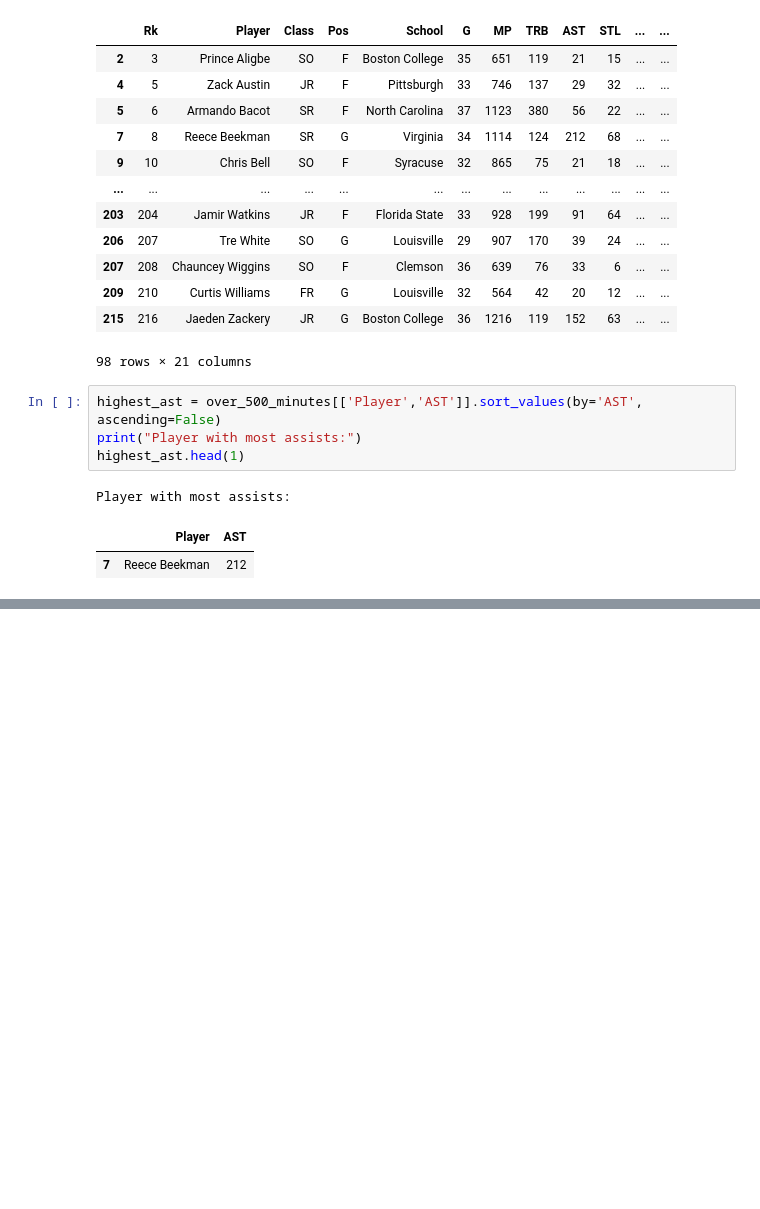
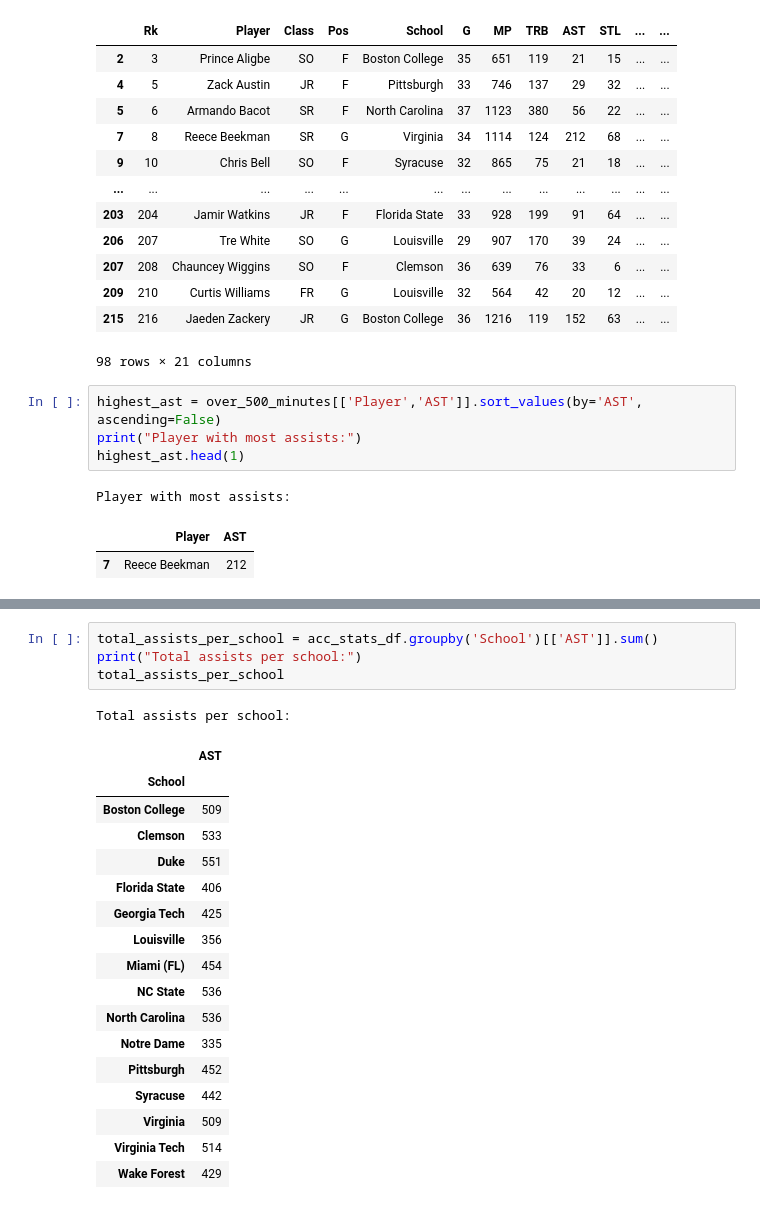
Before and after one commit to xcz8pd/xcz8pd, a Jupyter notebook: acc_basketball_hw.ipynb, the cells around one changed output, grey strips where cells are left out. Cells and saved outputs as stored; diff of their text form; blank space fills up the shorter version.

```diff
--- a/acc_basketball_hw.ipynb
+++ b/acc_basketball_hw.ipynb
@@ -71,0 +97,23 @@ Player with most assists:
+# %%
+total_assists_per_school = acc_stats_df.groupby('School')[['AST']].sum()
+print("Total assists per school:")
+total_assists_per_school
+# %% [output]
+Total assists per school:
+|  | AST |
+| School |  |
+| Boston College | 509 |
+| Clemson | 533 |
+| Duke | 551 |
+| Florida State | 406 |
+| Georgia Tech | 425 |
+| Louisville | 356 |
+| Miami (FL) | 454 |
+| NC State | 536 |
+| North Carolina | 536 |
+| Notre Dame | 335 |
+| Pittsburgh | 452 |
+| Syracuse | 442 |
+| Virginia | 509 |
+| Virginia Tech | 514 |
+| Wake Forest | 429 |
```
Also changed, not shown: parts of 5 cells of this notebook.
